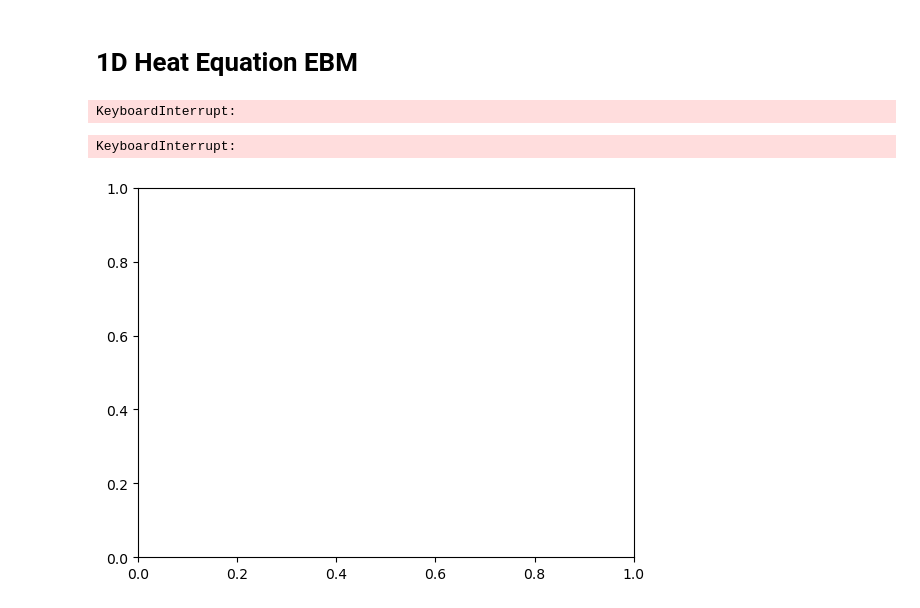
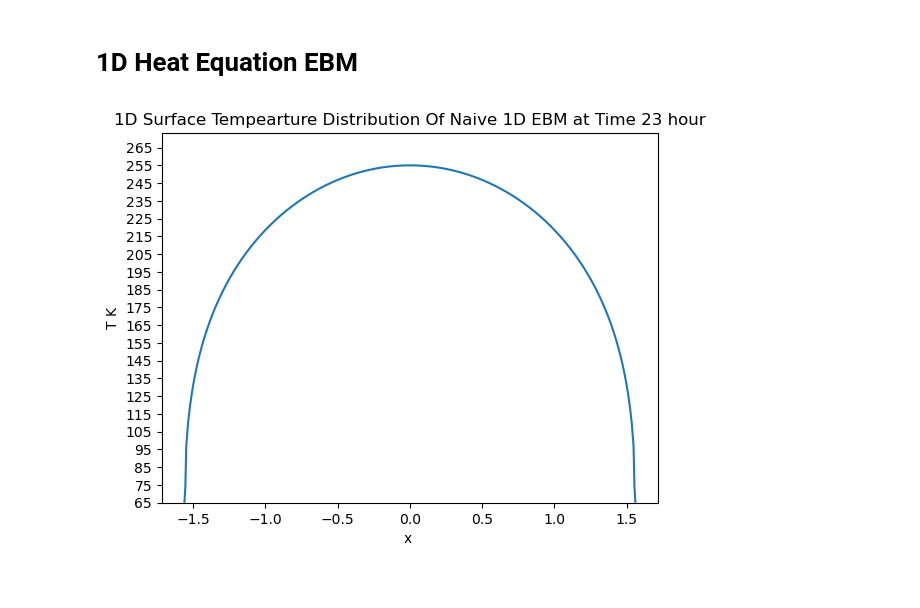
Before and after one commit to Jerry-Haoyu/Climate_Dynamics, a Jupyter notebook: atomosphere_modeling/energy_balance_model.ipynb, the cells around one changed output. Drawn from its saved outputs; the diff is of its cells as text; code cells hidden in the pictures.

```diff
--- a/atomosphere_modeling/energy_balance_model.ipynb
+++ b/atomosphere_modeling/energy_balance_model.ipynb
@@ -128,30 +58,0 @@ def compute_linear_system(N, phi, D, sigma, S0, T):
-# %%
-T_video = np.empty((total_it, N)) + 0.0
-T_video[0] = np.ones_like(phi) * T_initial
-for it in tqdm.tqdm(range(1, total_it)):
-    T_prev = T_video[it-1]
-    A, b = compute_linear_system(**params, T=T_prev)
-    dT = (A @ T_prev + b) * dt
-    T_video[it] = T_prev + dT
-print(T_video)
-# %% [output]
-KeyboardInterrupt:
-# %%
-animate_arg = {
-    "solution" : T_video,
-    "spatial_discretization" : phi,
-    "output_path" : "output/1dheatebm.mp4",
-    "fps" : 40,
-    "x_unit" : "",
-    "y_unit" : "K",
-    "time_factor" : 1e-7,
-    "coarsen_factor" : int(1e3 * 5), # for speed up, plot once per 5000 step
-    "title" : "Tempearture Distribution",
-    "t_unit" : "day"
-}
-
-animate1dPDEsolution(**animate_arg)
-plt.close()
-# %% [output]
-KeyboardInterrupt:
-[figure, removed]
@@ -157,0 +212,30 @@ KeyboardInterrupt:
+# %%
+model_param_back = {
+    'N' : 500,
+    'total_it' : int(1e4),
+    'dt' : 1e-3,
+    'T_initial' : 273.15
+}
+
+EBM_1d_back = oneDimensionalEBM(**model_param_back)
+EBM_1d_back.backward_solve()
+
+T_video_back = EBM_1d_back.T_video
+# %%
+animate_arg = {
+    "solution" : T_video_back[:int(1e3)],
+    "spatial_discretization" : EBM_1d_back.phi,
+    "output_path" : "output/1dheatebm_naive_backward.mp4",
+    "fps" : 20,
+    "x_unit" : "",
+    "y_unit" : "K",
+    "time_factor" :0.024,
+    "coarsen_factor" : int(1e1), # for speed up, plot once per 10 step
+    "title" : "Surface Tempearture Distribution Of Naive 1D EBM",
+    "t_unit" : "hour"
+}
+
+
+animate1dPDEsolution(**animate_arg)
+# %% [output]
+[figure, added]
```
Also changed, not shown: parts of 7 cells of this notebook, 7 other files.
